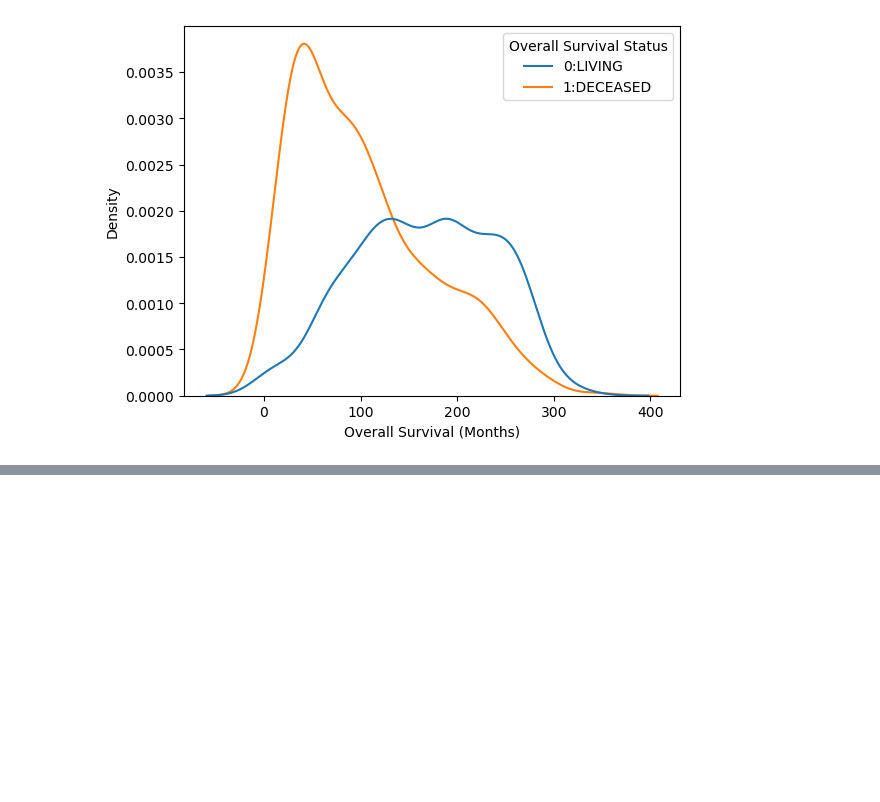
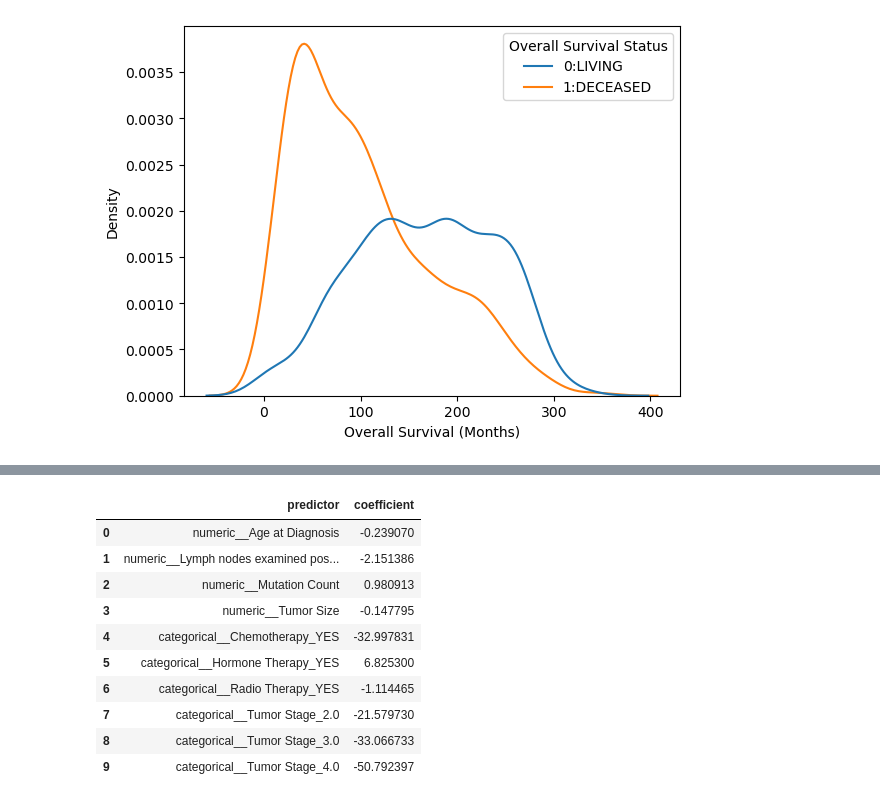
Before and after one commit to sayuri005/uu_mle, a Jupyter notebook: survival_lab.ipynb, the cells around one changed output, grey strips where cells are left out. Saved outputs shown, nothing was run; the diff lists cells and outputs as text; code cells hidden in the pictures; blank space fills up the shorter version.

```diff
--- a/survival_lab.ipynb
+++ b/survival_lab.ipynb
@@ -79,0 +198,26 @@ X_train, X_test, y_train, y_test = train_test_split(X,y,test_size=0.2)
+# %%
+df_2 = df_2.query('`Overall Survival Status` != "0:LIVING"')
+# %%
+categorical = ['Chemotherapy',
+               'Hormone Therapy',
+               'Radio Therapy',
+               'Tumor Stage']
+num = ['Age at Diagnosis',
+       'Lymph nodes examined positive',
+       'Mutation Count',
+       'Tumor Size']
+
+X = df_2[num + categorical]
+preprocessor = ColumnTransformer(
+    transformers = [
+        ('numeric','passthrough',num),
+        ('categorical',OneHotEncoder(drop='first'),categorical)
+    ]
+)
+
+X_coded = preprocessor.fit_transform(X)
+y = df_2['Overall Survival (Months)']
+pipe_lab = Pipeline(steps=
+                    [('preprocessing', preprocessor),
+                    ('model',LinearRegression())])
+pipe_lab.fit(X,y)
@@ -79,0 +239,30 @@ X_train, X_test, y_train, y_test = train_test_split(X,y,test_size=0.2)
+# %%
+feature_names = (
+    pipe_lab
+    .named_steps["preprocessing"]
+    .get_feature_names_out()
+)
+
+coefficient_table = pd.DataFrame({
+    "predictor": feature_names,
+    "coefficient": (
+        pipe_lab
+        .named_steps["model"]
+        .coef_
+    )
+})
+
+coefficients_drop = coefficient_table
+coefficients_drop
+# %% [output]
+|  | predictor | coefficient |
+| 0 | numeric__Age at Diagnosis | -0.239070 |
+| 1 | numeric__Lymph nodes examined pos... | -2.151386 |
+| 2 | numeric__Mutation Count | 0.980913 |
+| 3 | numeric__Tumor Size | -0.147795 |
+| 4 | categorical__Chemotherapy_YES | -32.997831 |
+| 5 | categorical__Hormone Therapy_YES | 6.825300 |
+| 6 | categorical__Radio Therapy_YES | -1.114465 |
+| 7 | categorical__Tumor Stage_2.0 | -21.579730 |
+| 8 | categorical__Tumor Stage_3.0 | -33.066733 |
+| 9 | categorical__Tumor Stage_4.0 | -50.792397 |
```
Also changed, not shown: parts of 15 cells of this notebook, 1 other file.
